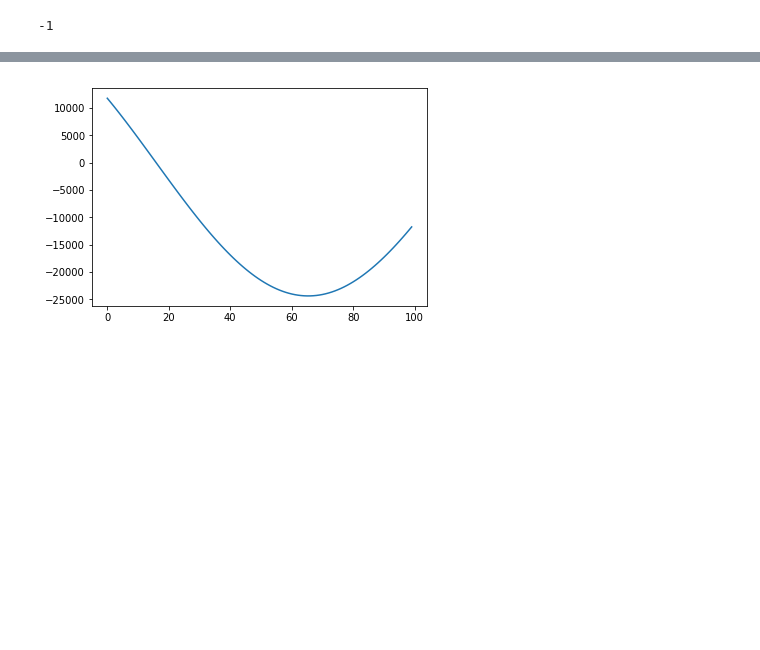
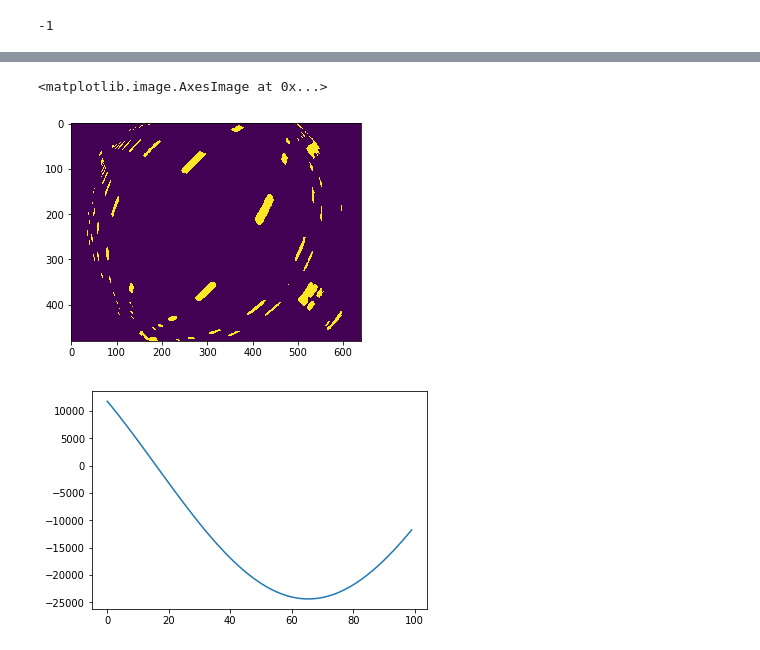
Before and after one commit to a1k0n/cycloid, a Jupyter notebook: design/coneslam/ceiling.ipynb, the cells around one changed output, grey strips where cells are left out. Cells and saved outputs as stored; diff of their text form; code cells hidden in the pictures; blank space fills up the shorter version.

```diff
--- a/design/coneslam/ceiling.ipynb
+++ b/design/coneslam/ceiling.ipynb
@@ -227,3 +238,8 @@ plt.imshow(np.sqrt(dx**2 + dy**2))
+# %%
+plt.imshow(y > 240)
+# %% [output]
+<matplotlib.image.AxesImage at 0x...>
+[figure, added]
 # %%
 t = np.linspace(0, np.pi, 100)
 S = np.sin(t)
```
Also changed, not shown: parts of 6 cells of this notebook, 1 other file.
